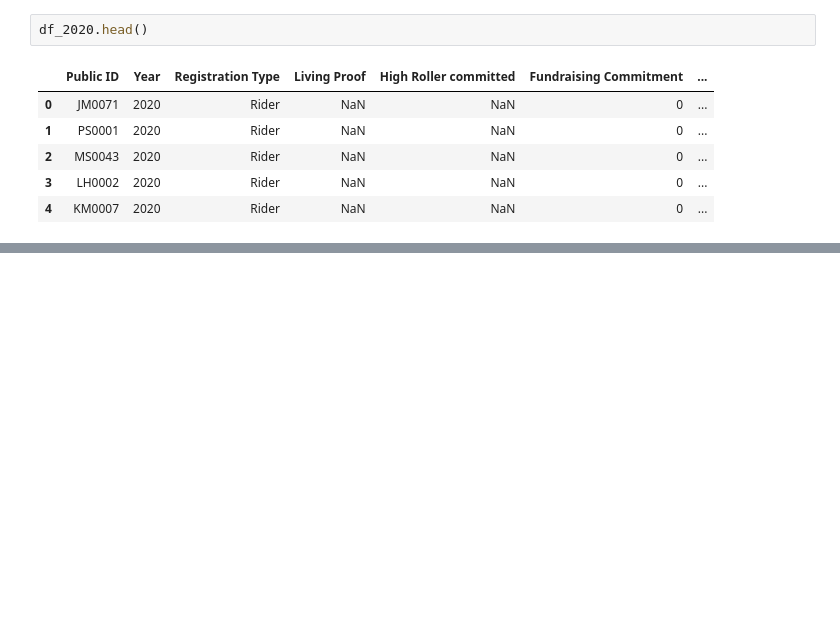
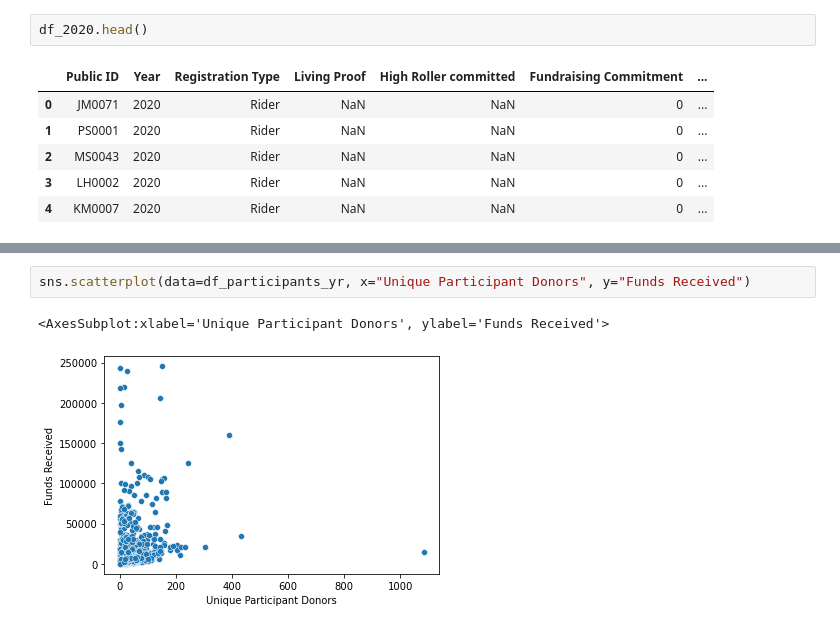
Before and after one commit to jlwheeler/analytics-week-pelotonia, a Jupyter notebook: pelotonia_data_exploration.ipynb, the cells around one changed output, grey strips where cells are left out. Drawn from its saved outputs; the diff is of its cells as text; blank space fills up the shorter version.

```diff
--- a/pelotonia_data_exploration.ipynb
+++ b/pelotonia_data_exploration.ipynb
@@ -88,0 +205,5 @@ df_2020.head()
+# %%
+sns.scatterplot(data=df_participants_yr, x="Unique Participant Donors", y="Funds Received")
+# %% [output]
+<AxesSubplot:xlabel='Unique Participant Donors', ylabel='Funds Received'>
+[figure, added]
```
Also changed, not shown: parts of 21 cells of this notebook.
